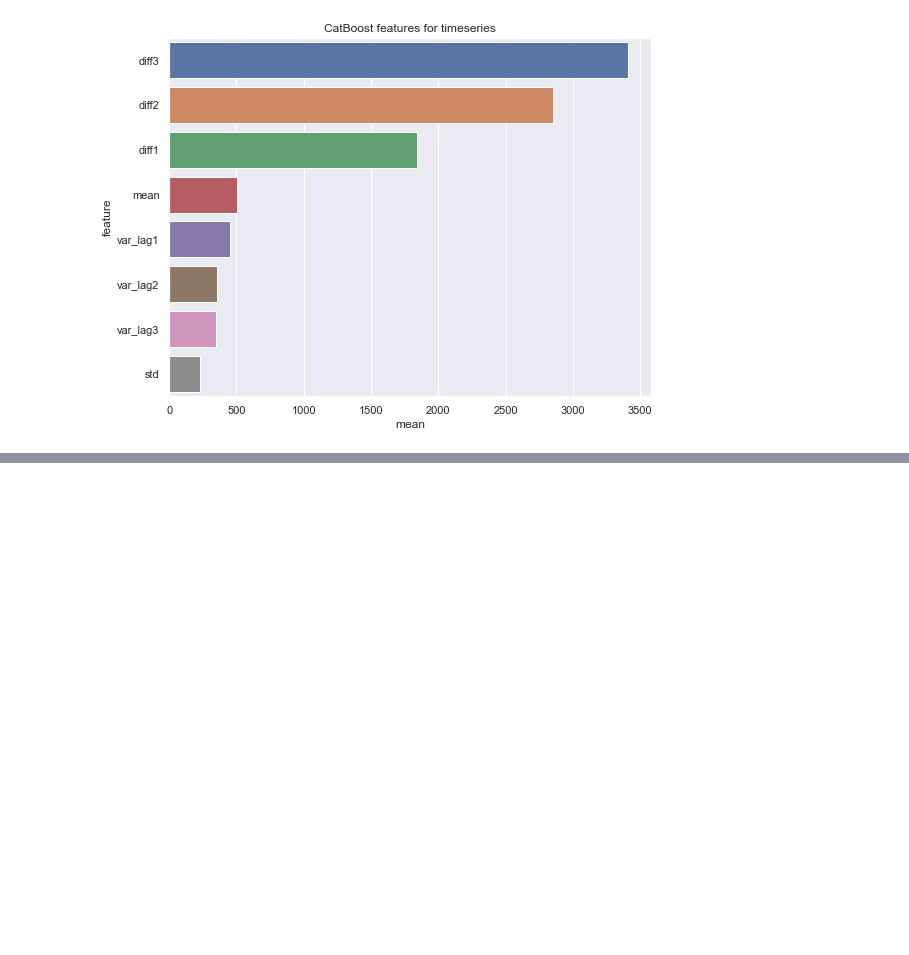
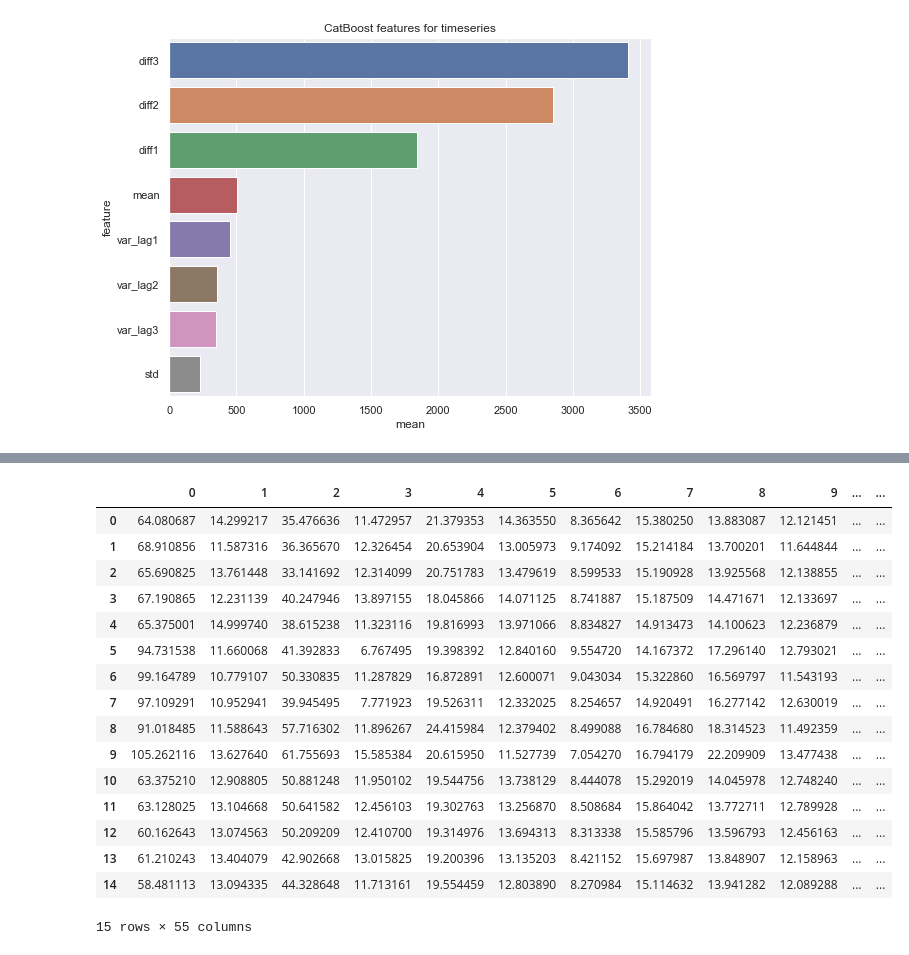
Before and after one commit to ErfanEbrahimiBazaz/web_traffic_prediction, a Jupyter notebook: multivariate_tsa.ipynb, the cells around one changed output, grey strips where cells are left out. Saved outputs shown, nothing was run; the diff lists cells and outputs as text; code cells hidden in the pictures; blank space fills up the shorter version.

Commit message:
Adding ensemble methods for timeseries analysis in multivariate preditive models

```diff
--- a/multivariate_tsa.ipynb
+++ b/multivariate_tsa.ipynb
@@ -942,0 +1092,5 @@ plt.show()
+# %%
+path = os.getcwd()+'\\dumped_models'
+# %%
+model_list = [f for f in listdir(path) if isfile(join(path, f))]
+model_list
@@ -942,0 +1113,10 @@ plt.show()
+# %%
+result_set = []
+path = os.getcwd()+'\\dumped_models\\'
+for model in model_list:
+    model = path + model
+    with open(model, 'rb') as f:
+        print('Loading model {}'.format(model))
+        loaded_model = pickle.load(f)
+        res = loaded_model.predict(X_test)
+        result_set.append(res)
@@ -942,0 +1160,22 @@ plt.show()
+# %%
+result_df = pd.DataFrame(result_set)
+# %%
+result_df
+# %% [output]
+|  | 0 | 1 | 2 | 3 | 4 | 5 | 6 | 7 | 8 | 9 | ... | ... |
+| 0 | 64.080687 | 14.299217 | 35.476636 | 11.472957 | 21.379353 | 14.363550 | 8.365642 | 15.380250 | 13.883087 | 12.121451 | ... | ... |
+| 1 | 68.910856 | 11.587316 | 36.365670 | 12.326454 | 20.653904 | 13.005973 | 9.174092 | 15.214184 | 13.700201 | 11.644844 | ... | ... |
+| 2 | 65.690825 | 13.761448 | 33.141692 | 12.314099 | 20.751783 | 13.479619 | 8.599533 | 15.190928 | 13.925568 | 12.138855 | ... | ... |
+| 3 | 67.190865 | 12.231139 | 40.247946 | 13.897155 | 18.045866 | 14.071125 | 8.741887 | 15.187509 | 14.471671 | 12.133697 | ... | ... |
+| 4 | 65.375001 | 14.999740 | 38.615238 | 11.323116 | 19.816993 | 13.971066 | 8.834827 | 14.913473 | 14.100623 | 12.236879 | ... | ... |
+| 5 | 94.731538 | 11.660068 | 41.392833 | 6.767495 | 19.398392 | 12.840160 | 9.554720 | 14.167372 | 17.296140 | 12.793021 | ... | ... |
+| 6 | 99.164789 | 10.779107 | 50.330835 | 11.287829 | 16.872891 | 12.600071 | 9.043034 | 15.322860 | 16.569797 | 11.543193 | ... | ... |
+| 7 | 97.109291 | 10.952941 | 39.945495 | 7.771923 | 19.526311 | 12.332025 | 8.254657 | 14.920491 | 16.277142 | 12.630019 | ... | ... |
+| 8 | 91.018485 | 11.588643 | 57.716302 | 11.896267 | 24.415984 | 12.379402 | 8.499088 | 16.784680 | 18.314523 | 11.492359 | ... | ... |
+| 9 | 105.262116 | 13.627640 | 61.755693 | 15.585384 | 20.615950 | 11.527739 | 7.054270 | 16.794179 | 22.209909 | 13.477438 | ... | ... |
+| 10 | 63.375210 | 12.908805 | 50.881248 | 11.950102 | 19.544756 | 13.738129 | 8.444078 | 15.292019 | 14.045978 | 12.748240 | ... | ... |
+| 11 | 63.128025 | 13.104668 | 50.641582 | 12.456103 | 19.302763 | 13.256870 | 8.508684 | 15.864042 | 13.772711 | 12.789928 | ... | ... |
+| 12 | 60.162643 | 13.074563 | 50.209209 | 12.410700 | 19.314976 | 13.694313 | 8.313338 | 15.585796 | 13.596793 | 12.456163 | ... | ... |
+| 13 | 61.210243 | 13.404079 | 42.902668 | 13.015825 | 19.200396 | 13.135203 | 8.421152 | 15.697987 | 13.848907 | 12.158963 | ... | ... |
+| 14 | 58.481113 | 13.094335 | 44.328648 | 11.713161 | 19.554459 | 12.803890 | 8.270984 | 15.114632 | 13.941282 | 12.089288 | ... | ... |
+15 rows × 55 columns
```
Also changed, not shown: parts of 36 cells of this notebook, 15 other files.
